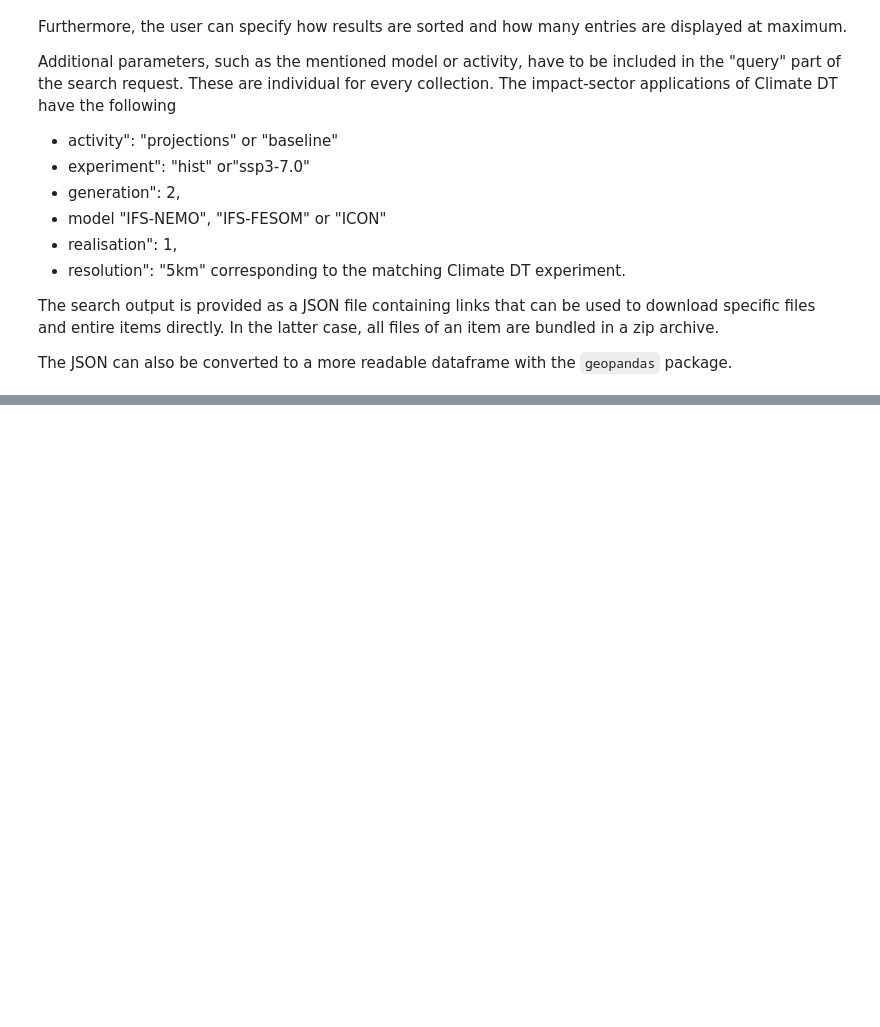
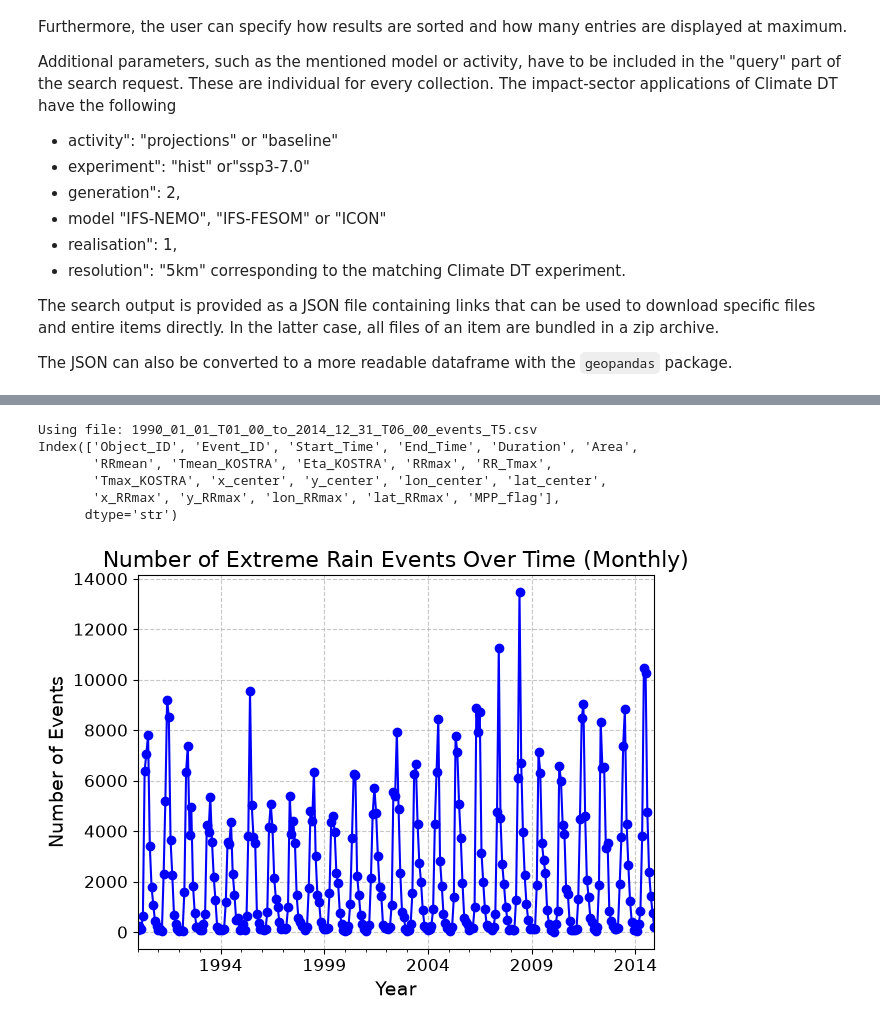
Before and after one commit to DestinE-Climate-DT/climatedt-community-resources, a Jupyter notebook: example_apps/HDA-REST-quick-start-dwd-and-use.ipynb, the cells around one changed output, grey strips where cells are left out. Saved outputs shown, nothing was run; the diff lists cells and outputs as text; code cells hidden in the pictures; blank space fills up the shorter version.

```diff
--- a/example_apps/HDA-REST-quick-start-dwd-and-use.ipynb
+++ b/example_apps/HDA-REST-quick-start-dwd-and-use.ipynb
@@ -310,0 +361,36 @@ ds.plot()
+# %%
+local_file = next(Path(".").glob("*csv"))
+
+print(f"Using file: {local_file}")
+
+events = pd.read_csv(local_file, delimiter=';', comment='#',low_memory=False)
+events['Start_Time'] = pd.to_datetime(events['Start_Time'], format='%Y%m%d%H%M')
+
+print(events.columns)
+
+# Resample the data to monthly frequency
+events_per_month = events.set_index('Start_Time').resample('ME').size()
+
+# Plotting
+fig, ax = plt.subplots()
+
+# Plot with markers and lines
+events_per_month.plot(marker='o', color='b', linestyle='-')
+
+ax.set_title('Number of Extreme Rain Events Over Time (Monthly)', fontsize=16)  # Adjusted title fontsize
+ax.set_xlabel('Year', fontsize=14)  # Adjusted xlabel fontsize
+ax.set_ylabel('Number of Events', fontsize=14)  # Adjusted ylabel fontsize
+ax.tick_params(axis='both', labelsize=12)
+ax.grid(True, linestyle='--', alpha=0.7)  # Adjusted grid style
+
+
+plt.tight_layout()
+plt.show()
+# %% [output]
+Using file: 1990_01_01_T01_00_to_2014_12_31_T06_00_events_T5.csv
+Index(['Object_ID', 'Event_ID', 'Start_Time', 'End_Time', 'Duration', 'Area',
+       'RRmean', 'Tmean_KOSTRA', 'Eta_KOSTRA', 'RRmax', 'RR_Tmax',
+       'Tmax_KOSTRA', 'x_center', 'y_center', 'lon_center', 'lat_center',
+       'x_RRmax', 'y_RRmax', 'lon_RRmax', 'lat_RRmax', 'MPP_flag'],
+      dtype='str')
+[figure, added]
```
Also changed, not shown: parts of 16 cells of this notebook.
